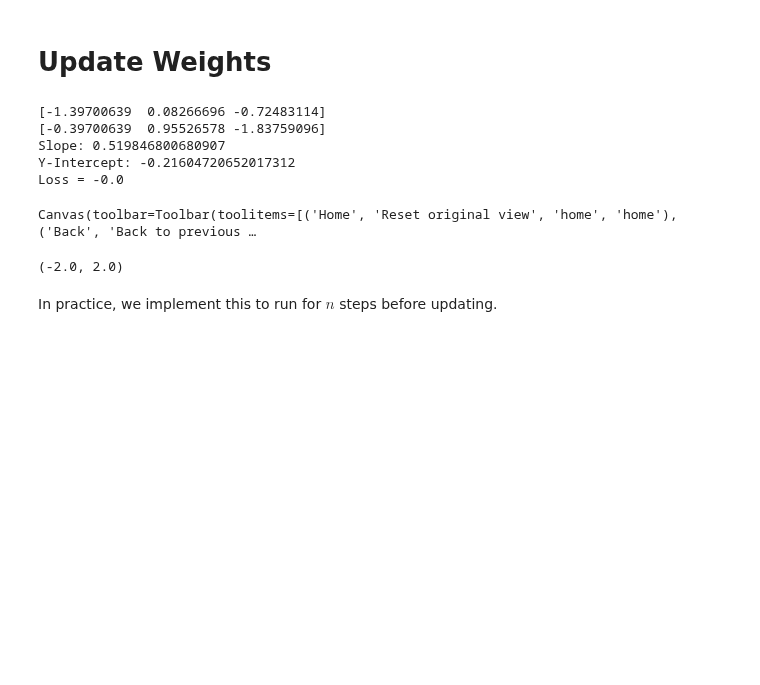
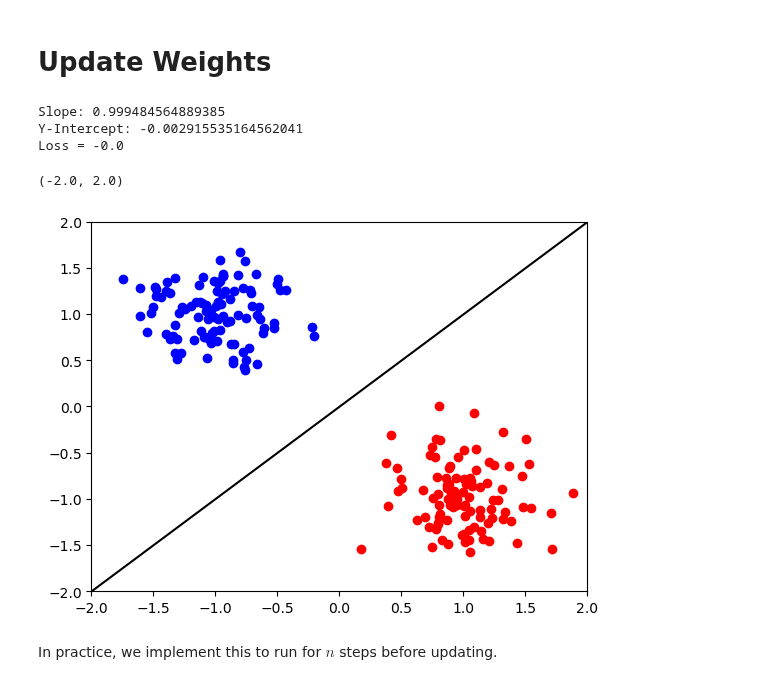
Before and after one commit to ajdillhoff/CSE6363, a Jupyter notebook: neural_networks/perceptron.ipynb, the cells around one changed output. Drawn from its saved outputs; the diff is of its cells as text; code cells hidden in the pictures; blank space fills up the shorter version.

```diff
--- a/neural_networks/perceptron.ipynb
+++ b/neural_networks/perceptron.ipynb
@@ -139,42 +137,39 @@ pred = np.concatenate((a_pred, b_pred))
 targets = np.concatenate((a_targets, b_targets))
 # %%
 # Classifier Parameters
-print(weights)
+# print(weights)
 
 # Step 3: Update the weights
-# for i in range(pred.shape[0]):
-weights = p_update(weights, samples[i], pred[i], targets[i])
-i+=1
+for i in range(pred.shape[0]):
+    weights = p_update(weights, samples[i], pred[i], targets[i])
 
 # Classifier Parameters
-print(weights)
+# print(weights)
 
 # For visualizing the line
 m, b = calc_decision_boundary(weights)
 print("Slope: {}\nY-Intercept: {}".format(m, b))
 
 y = dot(weights, samples)
 
 # Step-wise activation function
 pred = p_step(y)
 loss = p_loss(pred, targets)
 print("Loss = {}".format(loss))
 
 fig = plt.figure()
 ax = fig.add_subplot(111)
 ax.axline([0, b], slope=m, c=[0, 0, 0])
 ax.scatter(a_samples[:, 0], a_samples[:, 1], c='b')
 ax.scatter(b_samples[:, 0], b_samples[:, 1], c='r')
 ax.set_xlim([-2, 2])
 ax.set_ylim([-2, 2])
 # %% [output]
-[-1.39700639  0.08266696 -0.72483114]
-[-0.39700639  0.95526578 -1.83759096]
-Slope: 0.519846800680907
-Y-Intercept: -0.21604720652017312
+Slope: 0.999484564889385
+Y-Intercept: -0.002915535164562041
 Loss = -0.0
-Canvas(toolbar=Toolbar(toolitems=[('Home', 'Reset original view', 'home', 'home'), ('Back', 'Back to previous …
+(-2.0, 2.0)
-(-2.0, 2.0)
+[figure, added]
 # %% [markdown]
 In practice, we implement this to run for $n$ steps before updating.
 # %%
```
Also changed, not shown: parts of 7 cells of this notebook.
